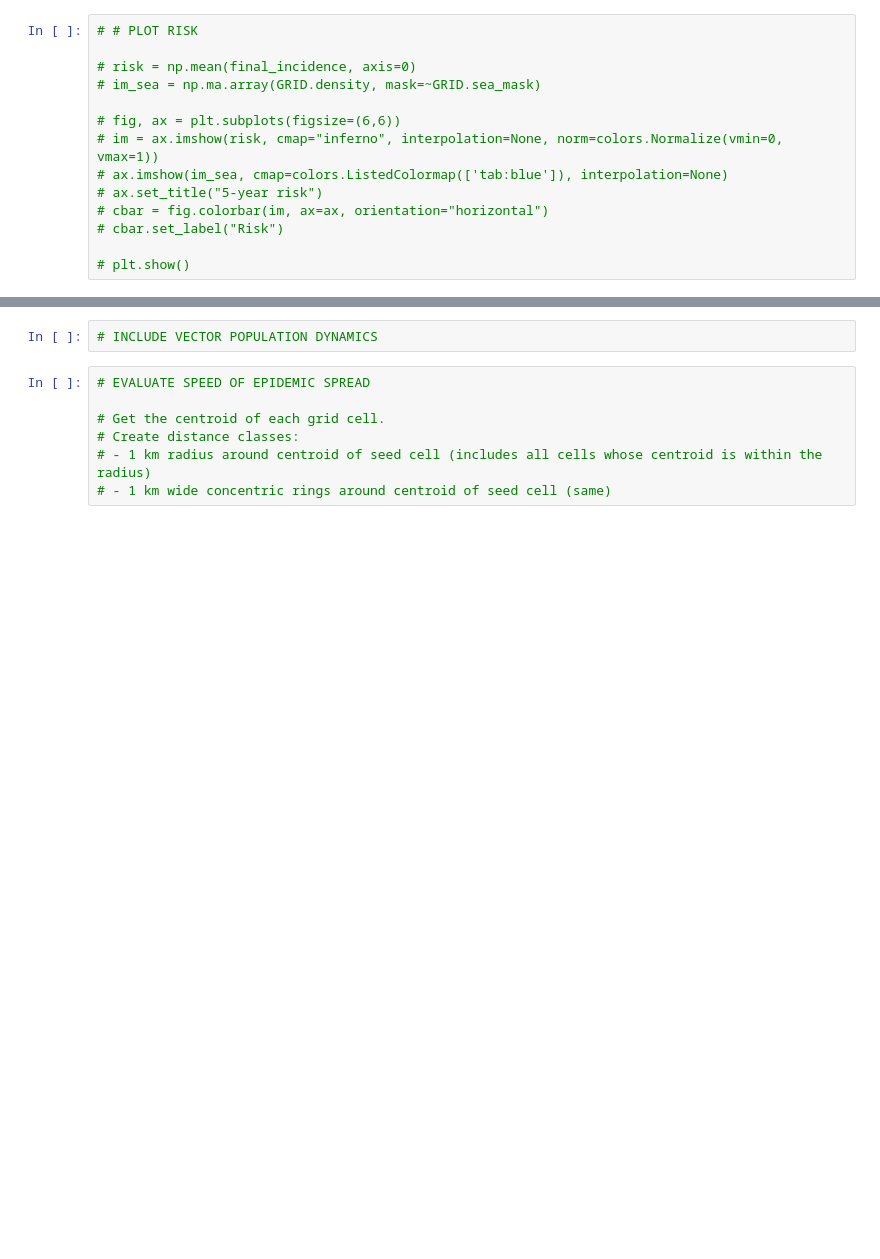
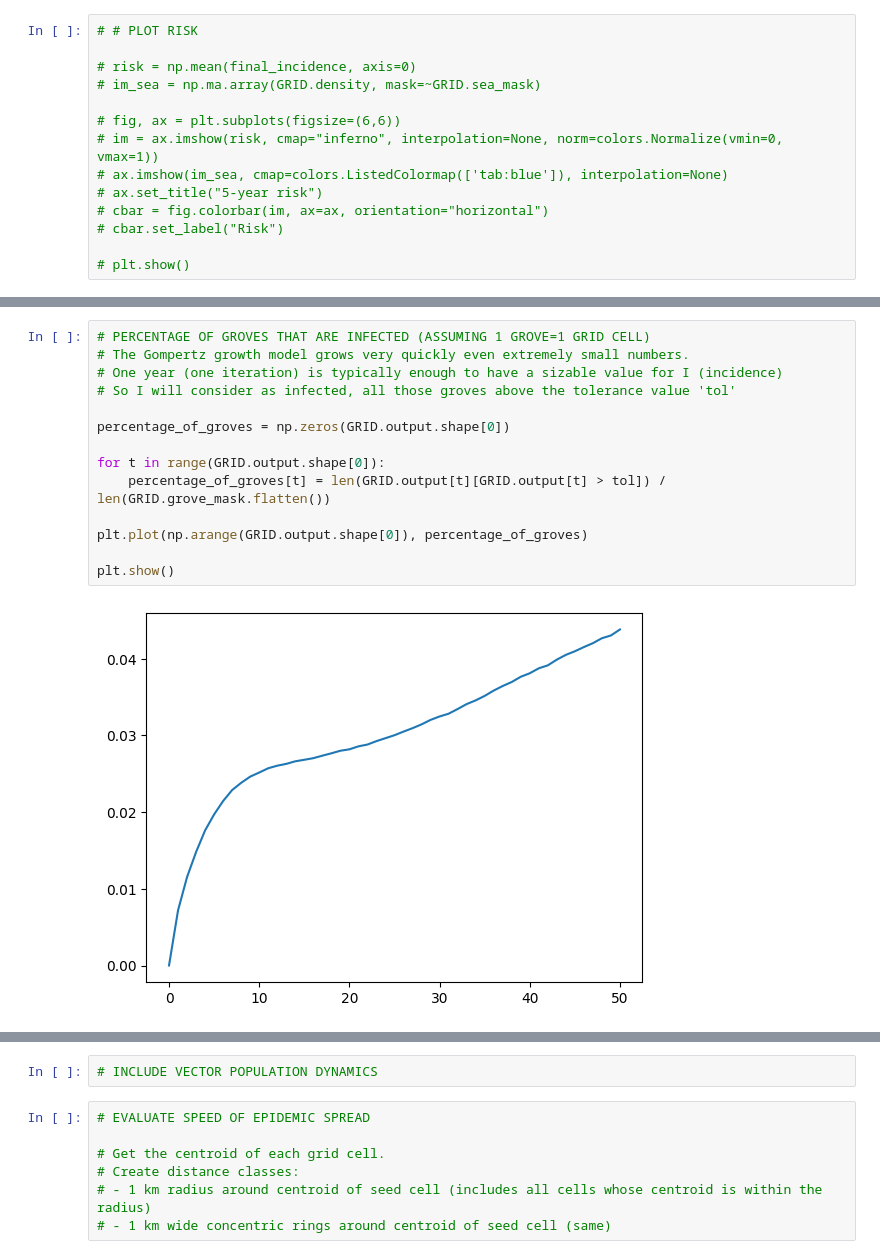
Before and after one commit to LeonMengoni/Xylella-Fastidiosa, a Jupyter notebook: Xylella_simulation.ipynb, the cells around one changed output, grey strips where cells are left out. Saved outputs shown, nothing was run; the diff lists cells and outputs as text; blank space fills up the shorter version.

```diff
--- a/Xylella_simulation.ipynb
+++ b/Xylella_simulation.ipynb
@@ -127,0 +118,16 @@ plt.show()
+# %%
+# PERCENTAGE OF GROVES THAT ARE INFECTED (ASSUMING 1 GROVE=1 GRID CELL)
+# The Gompertz growth model grows very quickly even extremely small numbers.
+# One year (one iteration) is typically enough to have a sizable value for I (incidence)
+# So I will consider as infected, all those groves above the tolerance value 'tol'
+
+percentage_of_groves = np.zeros(GRID.output.shape[0])
+
+for t in range(GRID.output.shape[0]):
+    percentage_of_groves[t] = len(GRID.output[t][GRID.output[t] > tol]) / len(GRID.grove_mask.flatten())
+
+plt.plot(np.arange(GRID.output.shape[0]), percentage_of_groves)
+
+plt.show()
+# %% [output]
+[figure, added]
```
Also changed, not shown: parts of 6 cells of this notebook, 1 other file.
